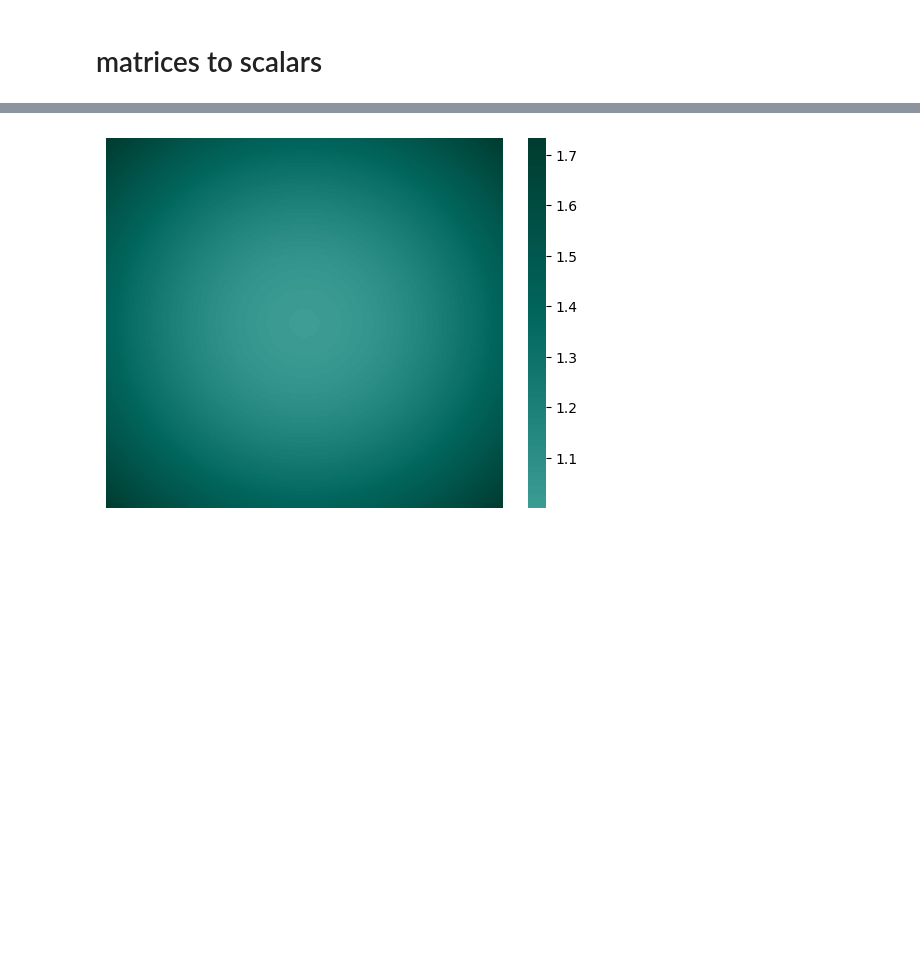
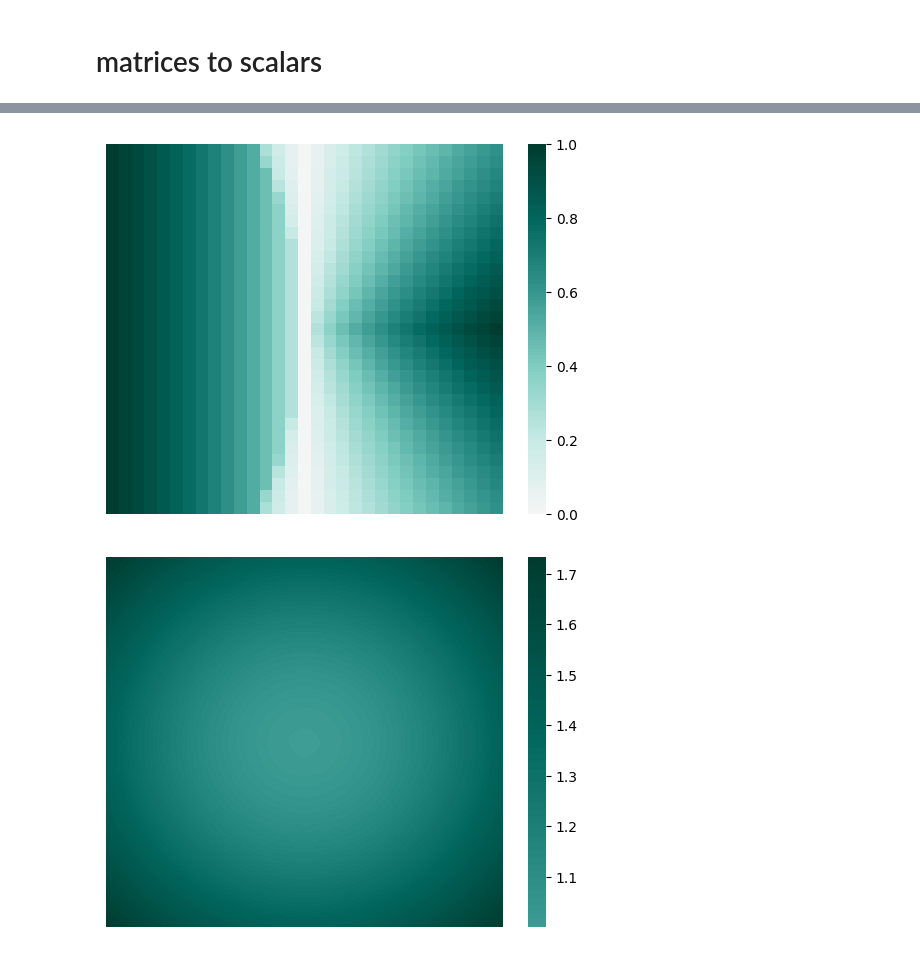
Before and after one commit to martin12333/marti-onedrive, a Jupyter notebook: AI/mm--linear-algebra-for-neural-networks/mm--parameter-maps.ipynb, the cells around one changed output, grey strips where cells are left out. Drawn from its saved outputs; the diff is of its cells as text; code cells hidden in the pictures; blank space fills up the shorter version.

```diff
--- a/AI/mm--linear-algebra-for-neural-networks/mm--parameter-maps.ipynb
+++ b/AI/mm--linear-algebra-for-neural-networks/mm--parameter-maps.ipynb
@@ -323,3 +331,7 @@ print(z.shape, w.shape)
+# %%
+plot_scalars(  np.sort(np.abs(np.linalg.eigvals(z)))[:,:,0]    )
+# %% [output]
+[figure, added]
 # %%
 plot_scalars(            np.linalg.norm(z,axis=(2,3))   )
 # %% [output]
```
Also changed, not shown: parts of 6 cells of this notebook, 2 other files.
